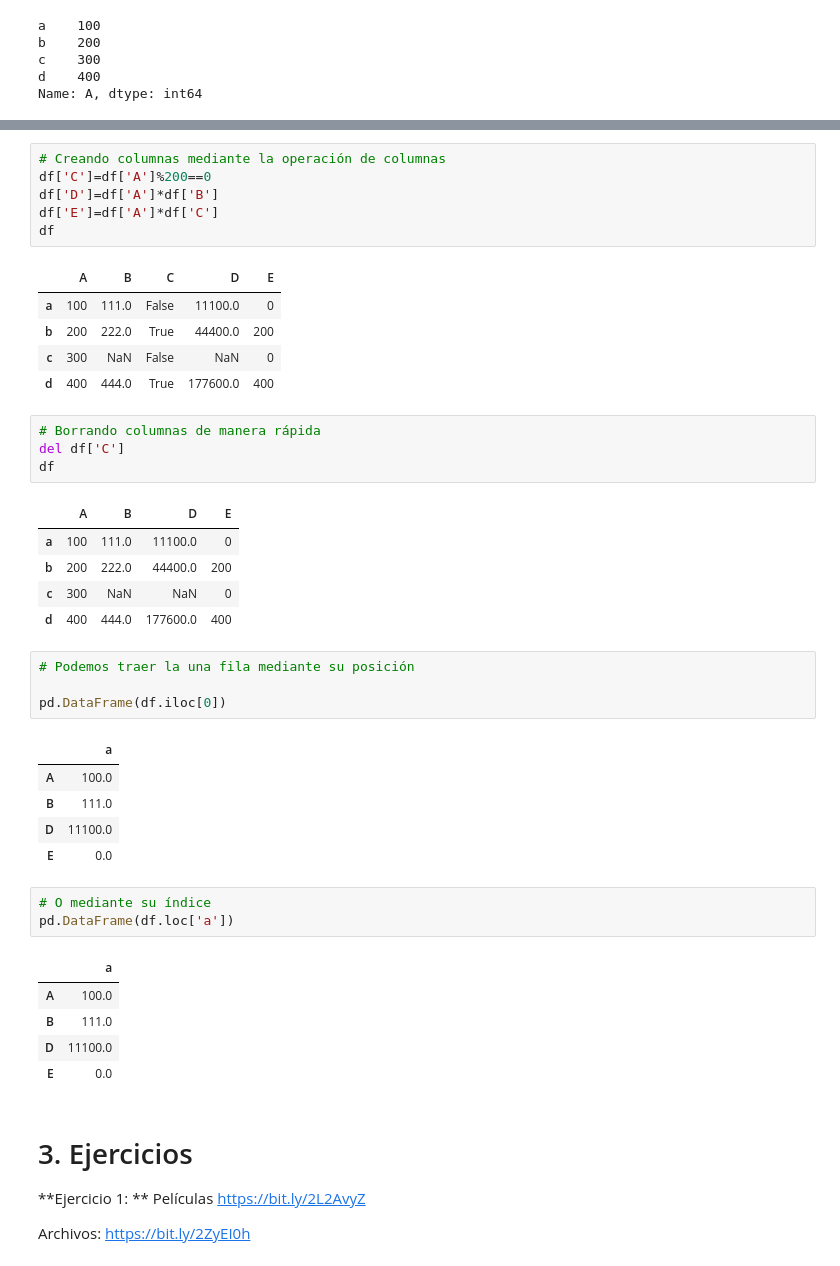
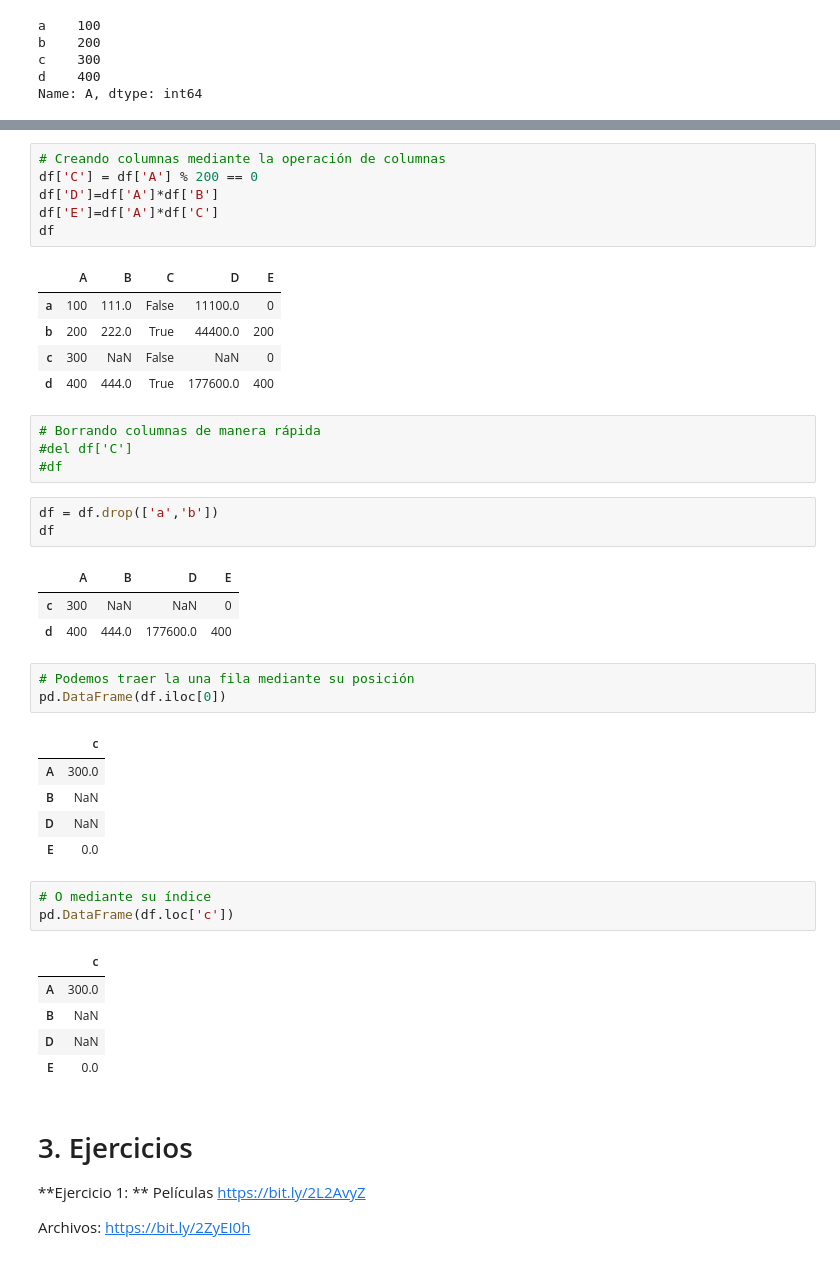
Before and after one commit to mffg93/CERO-UNO, a Jupyter notebook: DS/Semana 2 - Python Científico y su uso en la Ciencia de Datos/Consulta/Sesión 2 - Pandas.ipynb, the cells around one changed output, grey strips where cells are left out. Drawn from its saved outputs; the diff is of its cells as text.

```diff
--- a/DS/Semana 2 - Python Científico y su uso en la Ciencia de Datos/Consulta/Sesión 2 - Pandas.ipynb
+++ b/DS/Semana 2 - Python Científico y su uso en la Ciencia de Datos/Consulta/Sesión 2 - Pandas.ipynb
@@ -200,6 +221,6 @@ Name: A, dtype: int64
 # %%
 # Creando columnas mediante la operación de columnas
-df['C']=df['A']%200==0
+df['C'] = df['A'] % 200 == 0
 df['D']=df['A']*df['B']
 df['E']=df['A']*df['C']
 df
@@ -211,32 +232,32 @@ df
 | d | 400 | 444.0 | True | 177600.0 | 400 |
 # %%
 # Borrando columnas de manera rápida
-del df['C']
-df
+#del df['C']
+#df
-# %% [output]
-|  | A | B | D | E |
-| a | 100 | 111.0 | 11100.0 | 0 |
-| b | 200 | 222.0 | 44400.0 | 200 |
-| c | 300 | NaN | NaN | 0 |
-| d | 400 | 444.0 | 177600.0 | 400 |
+# %%
+df = df.drop(['a','b'])
+df
+# %% [output]
+|  | A | B | D | E |
+| c | 300 | NaN | NaN | 0 |
+| d | 400 | 444.0 | 177600.0 | 400 |
 # %%
 # Podemos traer la una fila mediante su posición
-
 pd.DataFrame(df.iloc[0])
 # %% [output]
-|  | a |
-| A | 100.0 |
-| B | 111.0 |
-| D | 11100.0 |
+|  | c |
+| A | 300.0 |
+| B | NaN |
+| D | NaN |
 | E | 0.0 |
 # %%
 # O mediante su índice
-pd.DataFrame(df.loc['a'])
+pd.DataFrame(df.loc['c'])
 # %% [output]
-|  | a |
-| A | 100.0 |
-| B | 111.0 |
-| D | 11100.0 |
+|  | c |
+| A | 300.0 |
+| B | NaN |
+| D | NaN |
 | E | 0.0 |
 # %% [markdown]
 # 3. Ejercicios
```
Also changed, not shown: parts of 7 cells of this notebook, 54 other files.
